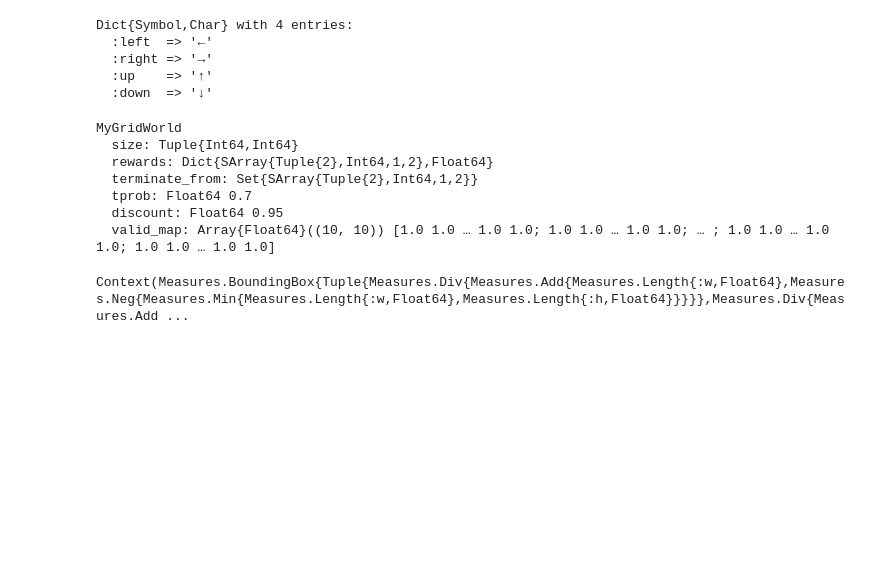
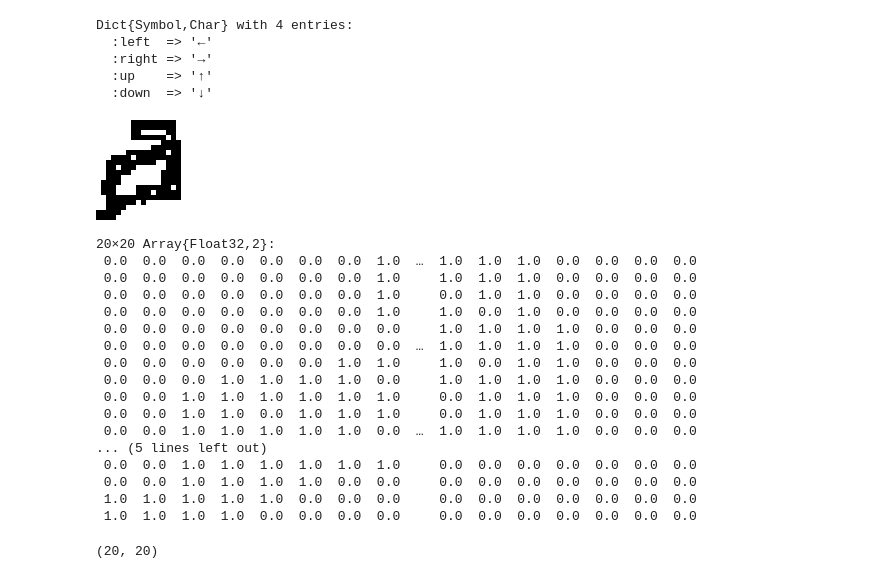
Before and after one commit to hdel/MDP-Cave-Exploration, a Jupyter notebook: src/GridWorld Visualization.ipynb, the cells around one changed output. Cells and saved outputs as stored; diff of their text form; code cells hidden in the pictures; blank space fills up the shorter version.

```diff
--- a/src/GridWorld Visualization.ipynb
+++ b/src/GridWorld Visualization.ipynb
@@ -18,20 +23,34 @@ Dict{Symbol,Char} with 4 entries:
   :right => '→'
   :up    => '↑'
   :down  => '↓'
-# %%
-#gw = SimpleGridWorld()
-gw = MyGridWorld()
-# %% [output]
-MyGridWorld
-  size: Tuple{Int64,Int64}
-  rewards: Dict{SArray{Tuple{2},Int64,1,2},Float64}
-  terminate_from: Set{SArray{Tuple{2},Int64,1,2}}
-  tprob: Float64 0.7
-  discount: Float64 0.95
-  valid_map: Array{Float64}((10, 10)) [1.0 1.0 … 1.0 1.0; 1.0 1.0 … 1.0 1.0; … ; 1.0 1.0 … 1.0 1.0; 1.0 1.0 … 1.0 1.0]
-# %%
-using Interact
-using WebIO
-render(gw, (s=[6,5],))
-# %% [output]
-Context(Measures.BoundingBox{Tuple{Measures.Div{Measures.Add{Measures.Length{:w,Float64},Measures.Neg{Measures.Min{Measures.Length{:w,Float64},Measures.Length{:h,Float64}}}}},Measures.Div{Measures.Add ...
+# %%
+# Load cave image
+img = load("cave1.png")
+# %% [output]
+[figure, added]
+# %%
+# Convert cave img to map array
+imgg = Gray.(img)
+valid_map = 1 .- imgg
+# %% [output]
+20×20 Array{Float32,2}:
+ 0.0  0.0  0.0  0.0  0.0  0.0  0.0  1.0  …  1.0  1.0  1.0  0.0  0.0  0.0  0.0
+ 0.0  0.0  0.0  0.0  0.0  0.0  0.0  1.0     1.0  1.0  1.0  0.0  0.0  0.0  0.0
+ 0.0  0.0  0.0  0.0  0.0  0.0  0.0  1.0     0.0  1.0  1.0  0.0  0.0  0.0  0.0
+ 0.0  0.0  0.0  0.0  0.0  0.0  0.0  1.0     1.0  0.0  1.0  0.0  0.0  0.0  0.0
+ 0.0  0.0  0.0  0.0  0.0  0.0  0.0  0.0     1.0  1.0  1.0  1.0  0.0  0.0  0.0
+ 0.0  0.0  0.0  0.0  0.0  0.0  0.0  0.0  …  1.0  1.0  1.0  1.0  0.0  0.0  0.0
+ 0.0  0.0  0.0  0.0  0.0  0.0  1.0  1.0     1.0  0.0  1.0  1.0  0.0  0.0  0.0
+ 0.0  0.0  0.0  1.0  1.0  1.0  1.0  0.0     1.0  1.0  1.0  1.0  0.0  0.0  0.0
+ 0.0  0.0  1.0  1.0  1.0  1.0  1.0  1.0     0.0  1.0  1.0  1.0  0.0  0.0  0.0
+ 0.0  0.0  1.0  1.0  0.0  1.0  1.0  1.0     0.0  1.0  1.0  1.0  0.0  0.0  0.0
+ 0.0  0.0  1.0  1.0  1.0  1.0  1.0  0.0  …  1.0  1.0  1.0  1.0  0.0  0.0  0.0
+... (5 lines left out)
+ 0.0  0.0  1.0  1.0  1.0  1.0  1.0  1.0     0.0  0.0  0.0  0.0  0.0  0.0  0.0
+ 0.0  0.0  1.0  1.0  1.0  1.0  0.0  0.0     0.0  0.0  0.0  0.0  0.0  0.0  0.0
+ 1.0  1.0  1.0  1.0  1.0  0.0  0.0  0.0     0.0  0.0  0.0  0.0  0.0  0.0  0.0
+ 1.0  1.0  1.0  1.0  0.0  0.0  0.0  0.0     0.0  0.0  0.0  0.0  0.0  0.0  0.0
+# %%
+Tuple(size(valid_map))
+# %% [output]
+(20, 20)
```
Also changed, not shown: parts of 9 cells of this notebook, 8 other files.
